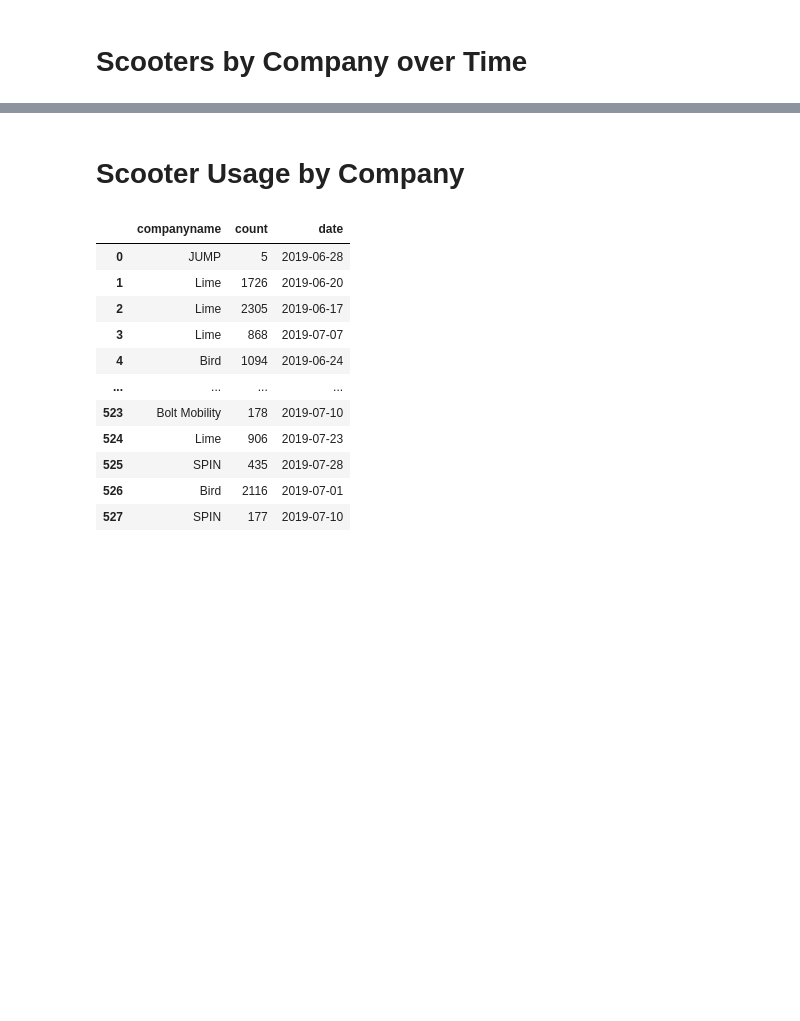
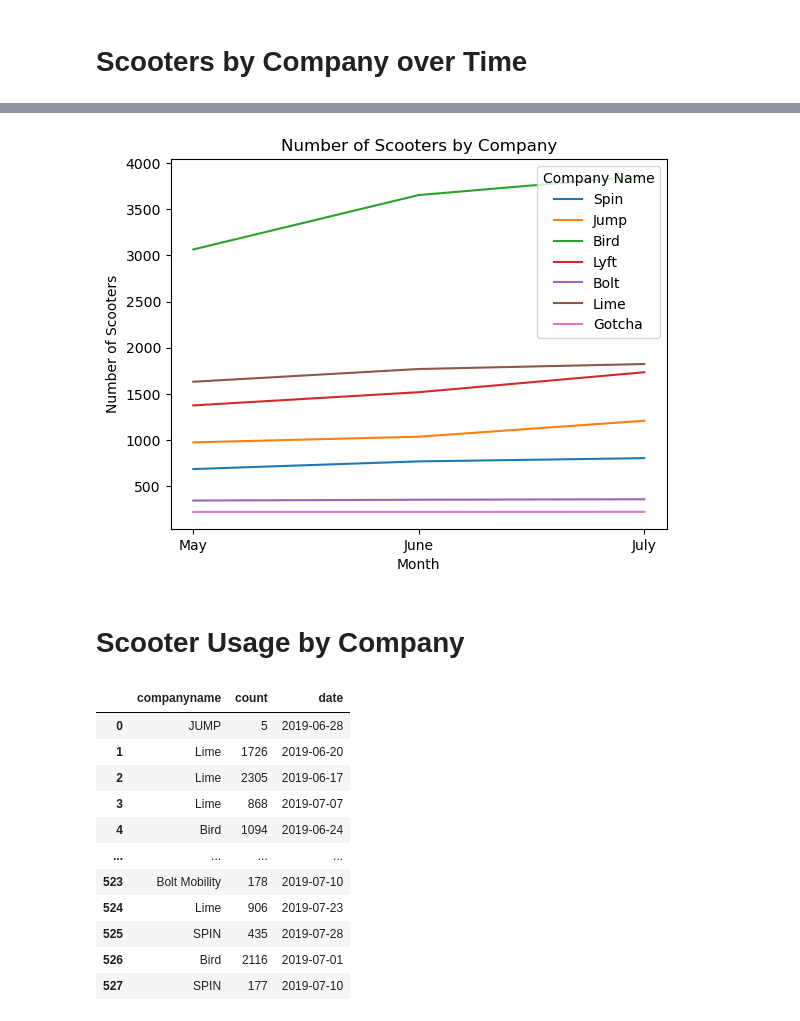
Before and after one commit to richardzleonard/nashville_scooters, a Jupyter notebook: scripts/question_1.ipynb, the cells around one changed output, grey strips where cells are left out. Drawn from its saved outputs; the diff is of its cells as text; code cells hidden in the pictures; blank space fills up the shorter version.

```diff
--- a/scripts/question_1.ipynb
+++ b/scripts/question_1.ipynb
@@ -105,0 +135,10 @@ plt.xlabel('Month');
+# %%
+scooters_by_month = unique_scooters.groupby(['company', 'month'])['id'].count()
+# %%
+scooters_by_month = scooters_by_month.to_frame()
+# %%
+scooters_by_month.reset_index()
+scooters_by_month = scooters_by_month.reset_index()
+# %%
+scooters_by_month = scooters_by_month.sort_values(by = 'month', ascending = False)
+scooters_by_month
@@ -106,3 +163,10 @@ plt.xlabel('Month');
+# %%
+sns.lineplot(x= 'month', y = 'id', data = scooters_by_month, hue = 'company').set(title = 'Number of Scooters by Company')
+plt.legend(title = 'Company Name')
+plt.ylabel('Number of Scooters')
+plt.xlabel('Month');
+# %% [output]
+[figure, added]
 # %% [markdown]
 # Scooter Usage by Company
 # %%
```
Also changed, not shown: parts of 21 cells of this notebook, 1 other file.
